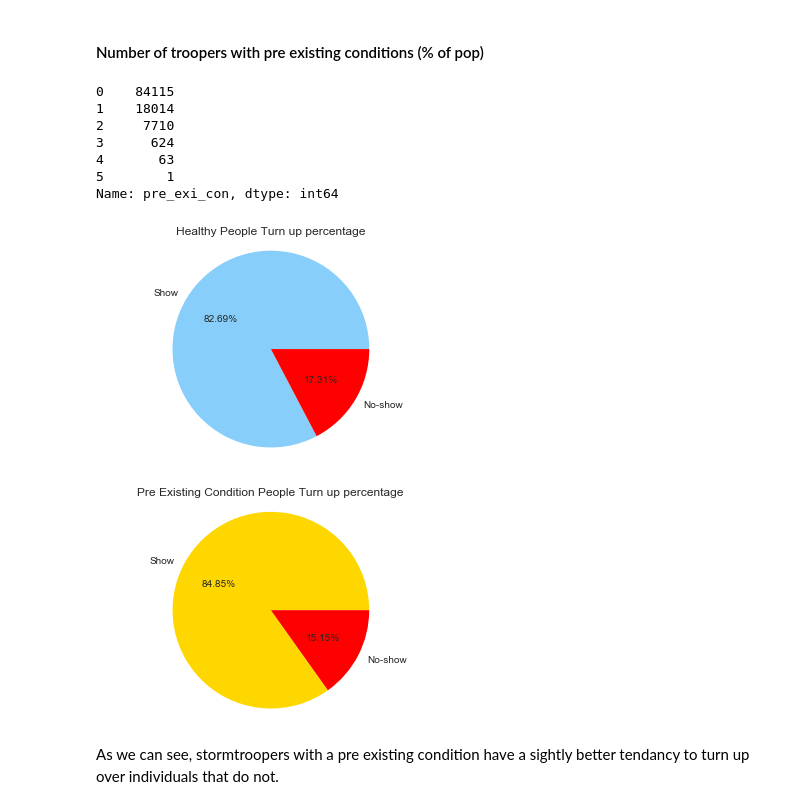
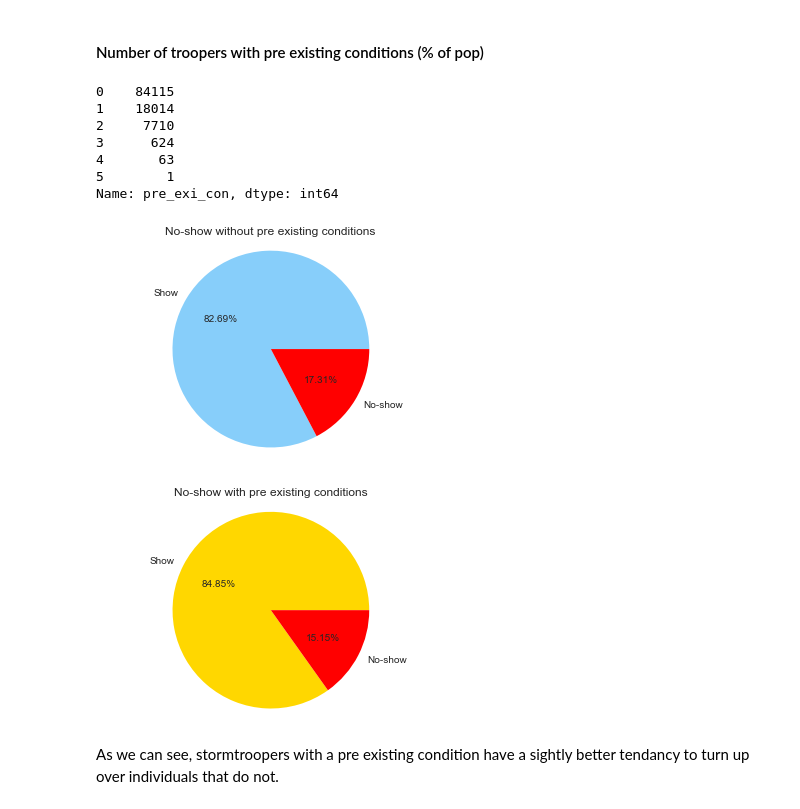
Before and after one commit to fairfield-university-is505-fall2017/The-Empire-Project, a Jupyter notebook: README.ipynb, the cells around one changed output. Saved outputs shown, nothing was run; the diff lists cells and outputs as text; code cells hidden in the pictures.

```diff
--- a/README.ipynb
+++ b/README.ipynb
@@ -336,36 +326,39 @@ add_columns(medical_data,'pre_exi_con',['Diabetes','Hypertension','Alcoholism','
 no_pec = medical_data['pre_exi_con'].value_counts()
 print(no_pec)
 
 # Storing the first row (ie our healthy people row) as a variable as a number
 count_no_pec = no_pec[0]
 
 # Storing all the people with a pre existing condition
 count_pec = sum (no_pec[1:])
 
 # Creating variable to store people with no pre existing condition and if they showed or not
 no_pec_no_show  = np.count_nonzero(np.logical_and(medical_data['pre_exi_con']== 0 ,medical_data['No-show']== 'Yes'))
 
 # Creating variable to store people with a pre existing condition and if they showed or not
 pec_no_show = np.count_nonzero(np.logical_and(medical_data['pre_exi_con'] !=0 ,medical_data['No-show']== 'Yes'))
 
 # Presenting the above as a pie chart
+#use pie chart to show the portion of No-show case within different group (group with and without pre existing conditions)
+
 plt.pie([count_no_pec,no_pec_no_show],labels = ['Show','No-show'],colors=['lightskyblue','red'],autopct='%1.2f%%')
 plt.axis('equal')
-plt.title('Healthy People Turn up percentage')
+plt.title('No-show without pre existing conditions')
 plt.show()
+
 plt.pie([count_pec,pec_no_show],labels = ['Show','No-show'],colors=['gold','red'],autopct='%1.2f%%')
+plt.title('No-show with pre existing conditions')
 plt.axis('equal')
-plt.title('Pre Existing Condition People Turn up percentage')
 plt.show()
 # %% [output]
 0    84115
 1    18014
 2     7710
 3      624
 4       63
 5        1
 Name: pre_exi_con, dtype: int64
-[figure, old version]
+[figure, new version]
-[figure, old version]
+[figure, new version]
 # %% [markdown]
 As we can see, stormtroopers with a pre existing condition have a sightly better tendancy to turn up over individuals that do not.
```
Also changed, not shown: parts of 7 cells of this notebook, 2 other files.
